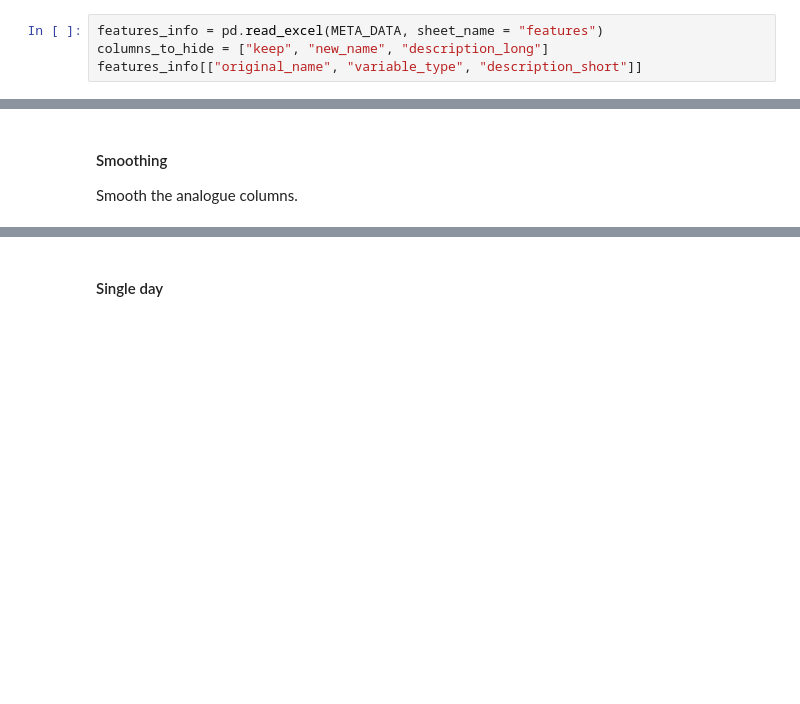
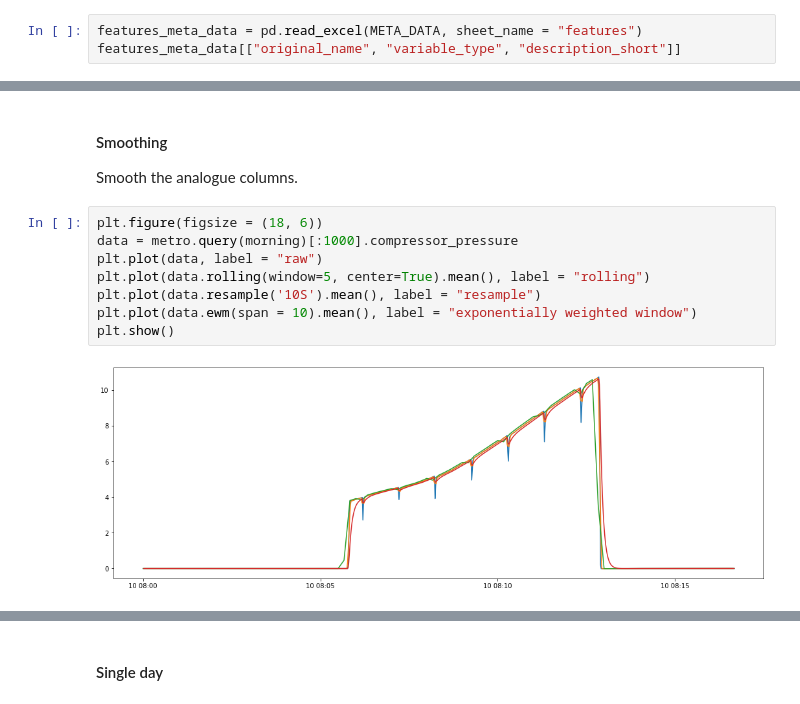
Before and after one commit to hrstnikolov/2022-data-science, a Jupyter notebook: final-project/metro-in-portugal-draft3.ipynb, the cells around one changed output, grey strips where cells are left out. Drawn from its saved outputs; the diff is of its cells as text; blank space fills up the shorter version.

```diff
--- a/final-project/metro-in-portugal-draft3.ipynb
+++ b/final-project/metro-in-portugal-draft3.ipynb
@@ -43,7 +46,6 @@ Notes:
 # %%
-features_info = pd.read_excel(META_DATA, sheet_name = "features")
-columns_to_hide = ["keep", "new_name", "description_long"]
-features_info[["original_name", "variable_type", "description_short"]]
+features_meta_data = pd.read_excel(META_DATA, sheet_name = "features")
+features_meta_data[["original_name", "variable_type", "description_short"]]
 # %% [output]
 |  | original_name | variable_type | description_short |
 | 0 | timestamp | na | timestamp |
@@ -188,6 +190,16 @@ all_columns = np.concatenate([analogue_columns, digital_columns])
 #### Smoothing
 
 Smooth the analogue columns.
+# %%
+plt.figure(figsize = (18, 6))
+data = metro.query(morning)[:1000].compressor_pressure
+plt.plot(data, label = "raw")
+plt.plot(data.rolling(window=5, center=True).mean(), label = "rolling")
+plt.plot(data.resample('10S').mean(), label = "resample")
+plt.plot(data.ewm(span = 10).mean(), label = "exponentially weighted window")
+plt.show()
+# %% [output]
+[figure, added]
 # %%
 # span = 60
 # metro_smooth_analogue = metro[analogue_columns].ewm(span = span).mean()
```
Also changed, not shown: parts of 25 cells of this notebook, 1 other file.
